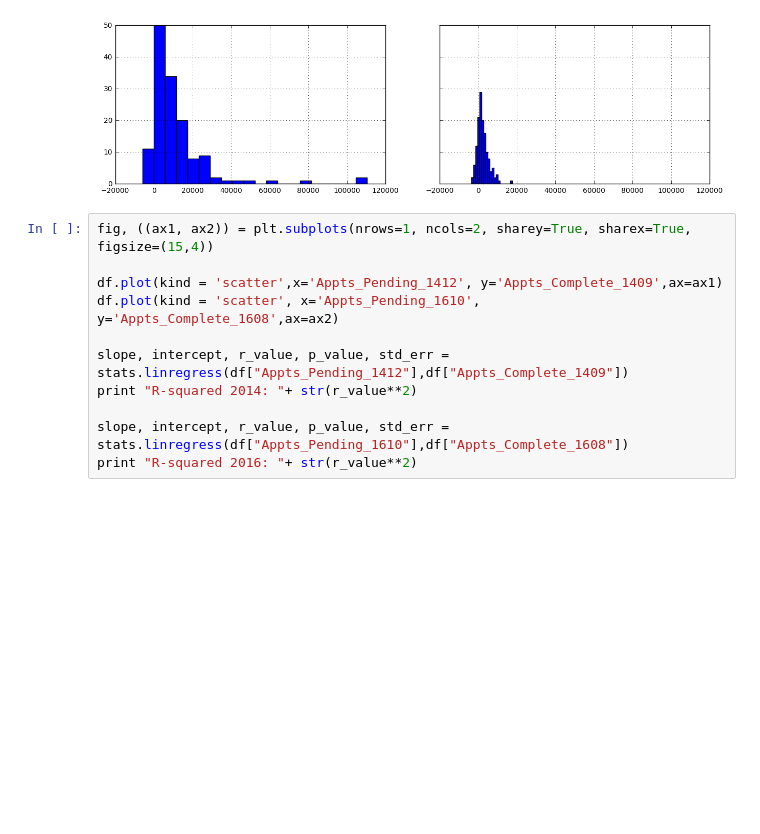
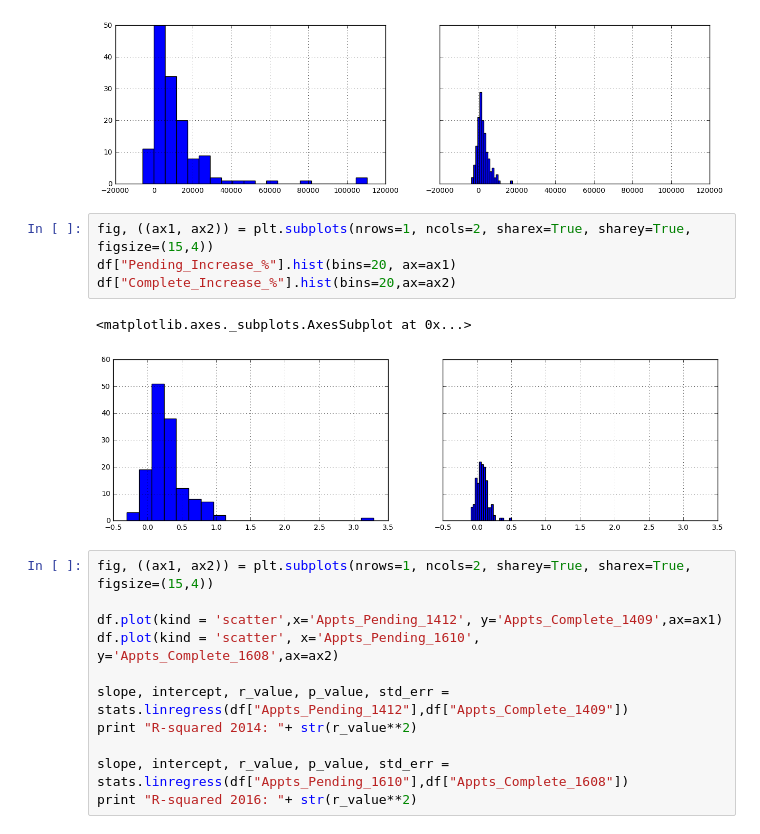
Before and after one commit to isabella232/va-data-analysis, a Jupyter notebook: Main_Analysis_Master.ipynb, the cells around one changed output. Saved outputs shown, nothing was run; the diff lists cells and outputs as text; blank space fills up the shorter version.

```diff
--- a/Main_Analysis_Master.ipynb
+++ b/Main_Analysis_Master.ipynb
@@ -121,6 +101,13 @@ df["Complete_Increase"].hist(bins=20,ax=ax2)
 # %% [output]
 <matplotlib.axes._subplots.AxesSubplot at 0x...>
 [figure]
+# %%
+fig, ((ax1, ax2)) = plt.subplots(nrows=1, ncols=2, sharex=True, sharey=True, figsize=(15,4))
+df["Pending_Increase_%"].hist(bins=20, ax=ax1)
+df["Complete_Increase_%"].hist(bins=20,ax=ax2)
+# %% [output]
+<matplotlib.axes._subplots.AxesSubplot at 0x...>
+[figure, added]
 # %%
 fig, ((ax1, ax2)) = plt.subplots(nrows=1, ncols=2, sharey=True, sharex=True, figsize=(15,4))
 
```
Also changed, not shown: parts of 25 cells of this notebook, 7 other files.
